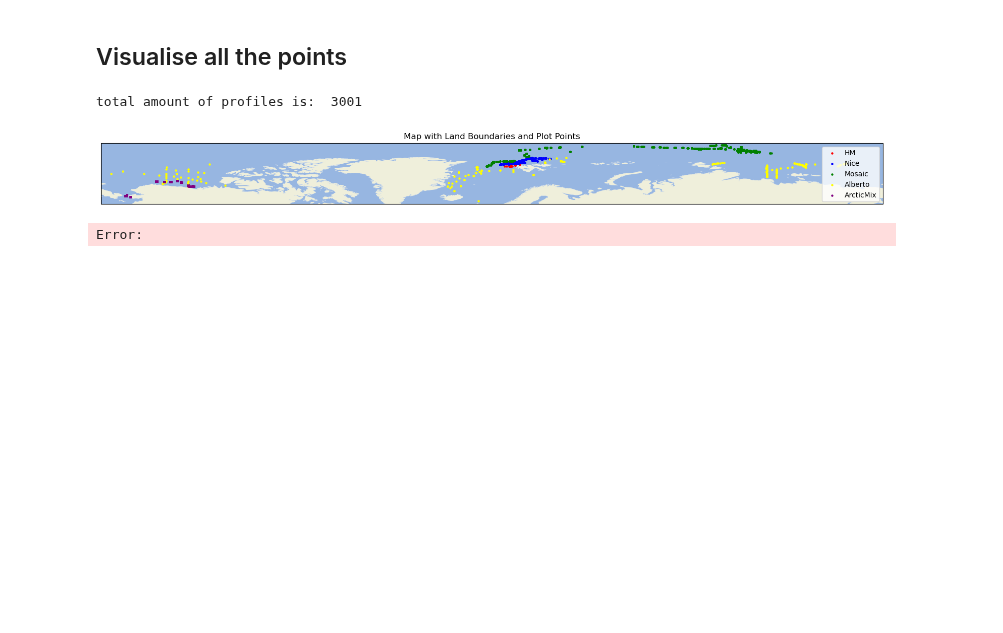
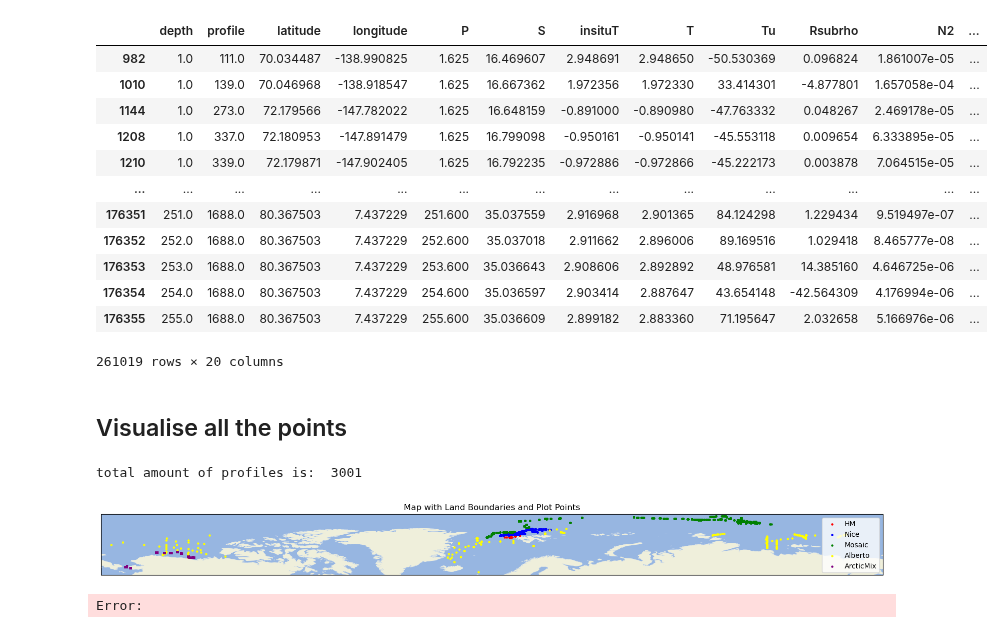
Before and after one commit to lisanneblok/ArcticTurbulence, a Jupyter notebook: data_exploration/load_ds.ipynb, the cells around one changed output. Saved outputs shown, nothing was run; the diff lists cells and outputs as text; code cells hidden in the pictures; blank space fills up the shorter version.

Commit message:
drop nans

```diff
--- a/data_exploration/load_ds.ipynb
+++ b/data_exploration/load_ds.ipynb
@@ -45,0 +79,13 @@ coords = {"latitude": "lat", "longitude": "lon", "depth": "depth", "profile": "p
+# %%
+nice_selected = nice_final.drop_vars(['time', 'LATITUDE', "LONGITUDE"])
+# %%
+arctic_df = arctic_final.to_dataframe().reset_index()
+HM_df = HM_final.to_dataframe().reset_index()
+mosaic_df = mosaic_final.to_dataframe().reset_index()
+alberto_df = alberto_final.to_dataframe().reset_index()
+nice_df = nice_selected.to_dataframe().reset_index()
+# %%
+combined_df = pd.concat([arctic_df, HM_df, mosaic_df, alberto_df, nice_df])
+# %%
+selected_columns = ["depth", "profile", "latitude", "longitude", "P", "S", "insituT", "T", "Tu", "Rsubrho", "N2", "kappa", "log_N2", "log_kappa", "dTdz", "dSdz", "bathymetry", "eps", "cruise", "hab"]
+combined_df_selected = combined_df[selected_columns]
@@ -45,0 +113,19 @@ coords = {"latitude": "lat", "longitude": "lon", "depth": "depth", "profile": "p
+# %%
+check = combined_df_selected.copy()
+
+check.dropna(how='any', inplace=True)
+check
+# %% [output]
+|  | depth | profile | latitude | longitude | P | S | insituT | T | Tu | Rsubrho | N2 | ... |
+| 982 | 1.0 | 111.0 | 70.034487 | -138.990825 | 1.625 | 16.469607 | 2.948691 | 2.948650 | -50.530369 | 0.096824 | 1.861007e-05 | ... |
+| 1010 | 1.0 | 139.0 | 70.046968 | -138.918547 | 1.625 | 16.667362 | 1.972356 | 1.972330 | 33.414301 | -4.877801 | 1.657058e-04 | ... |
+| 1144 | 1.0 | 273.0 | 72.179566 | -147.782022 | 1.625 | 16.648159 | -0.891000 | -0.890980 | -47.763332 | 0.048267 | 2.469178e-05 | ... |
+| 1208 | 1.0 | 337.0 | 72.180953 | -147.891479 | 1.625 | 16.799098 | -0.950161 | -0.950141 | -45.553118 | 0.009654 | 6.333895e-05 | ... |
+| 1210 | 1.0 | 339.0 | 72.179871 | -147.902405 | 1.625 | 16.792235 | -0.972886 | -0.972866 | -45.222173 | 0.003878 | 7.064515e-05 | ... |
+| ... | ... | ... | ... | ... | ... | ... | ... | ... | ... | ... | ... | ... |
+| 176351 | 251.0 | 1688.0 | 80.367503 | 7.437229 | 251.600 | 35.037559 | 2.916968 | 2.901365 | 84.124298 | 1.229434 | 9.519497e-07 | ... |
+| 176352 | 252.0 | 1688.0 | 80.367503 | 7.437229 | 252.600 | 35.037018 | 2.911662 | 2.896006 | 89.169516 | 1.029418 | 8.465777e-08 | ... |
+| 176353 | 253.0 | 1688.0 | 80.367503 | 7.437229 | 253.600 | 35.036643 | 2.908606 | 2.892892 | 48.976581 | 14.385160 | 4.646725e-06 | ... |
+| 176354 | 254.0 | 1688.0 | 80.367503 | 7.437229 | 254.600 | 35.036597 | 2.903414 | 2.887647 | 43.654148 | -42.564309 | 4.176994e-06 | ... |
+| 176355 | 255.0 | 1688.0 | 80.367503 | 7.437229 | 255.600 | 35.036609 | 2.899182 | 2.883360 | 71.195647 | 2.032658 | 5.166976e-06 | ... |
+261019 rows × 20 columns
```
Also changed, not shown: parts of 11 cells of this notebook.
